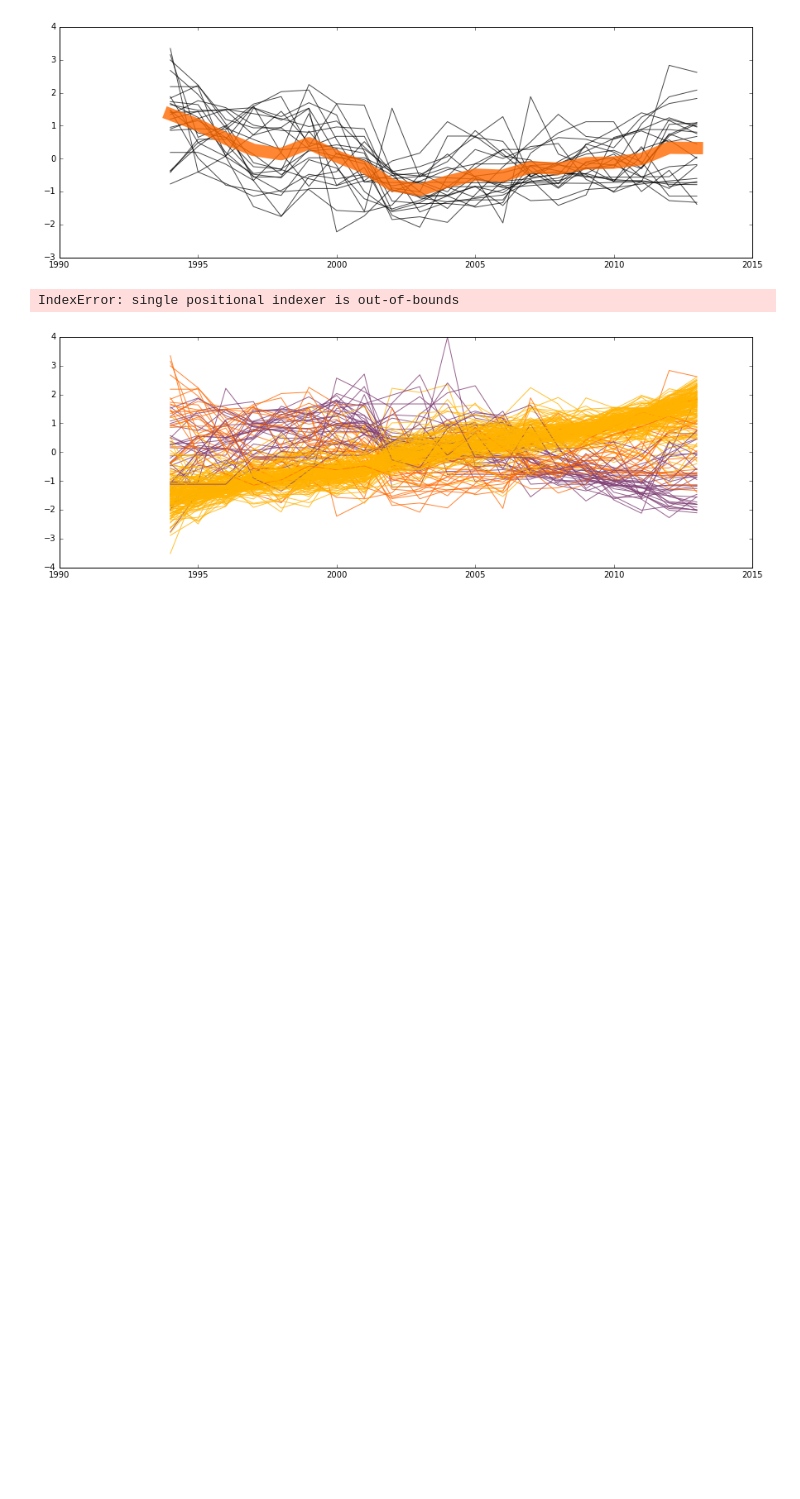
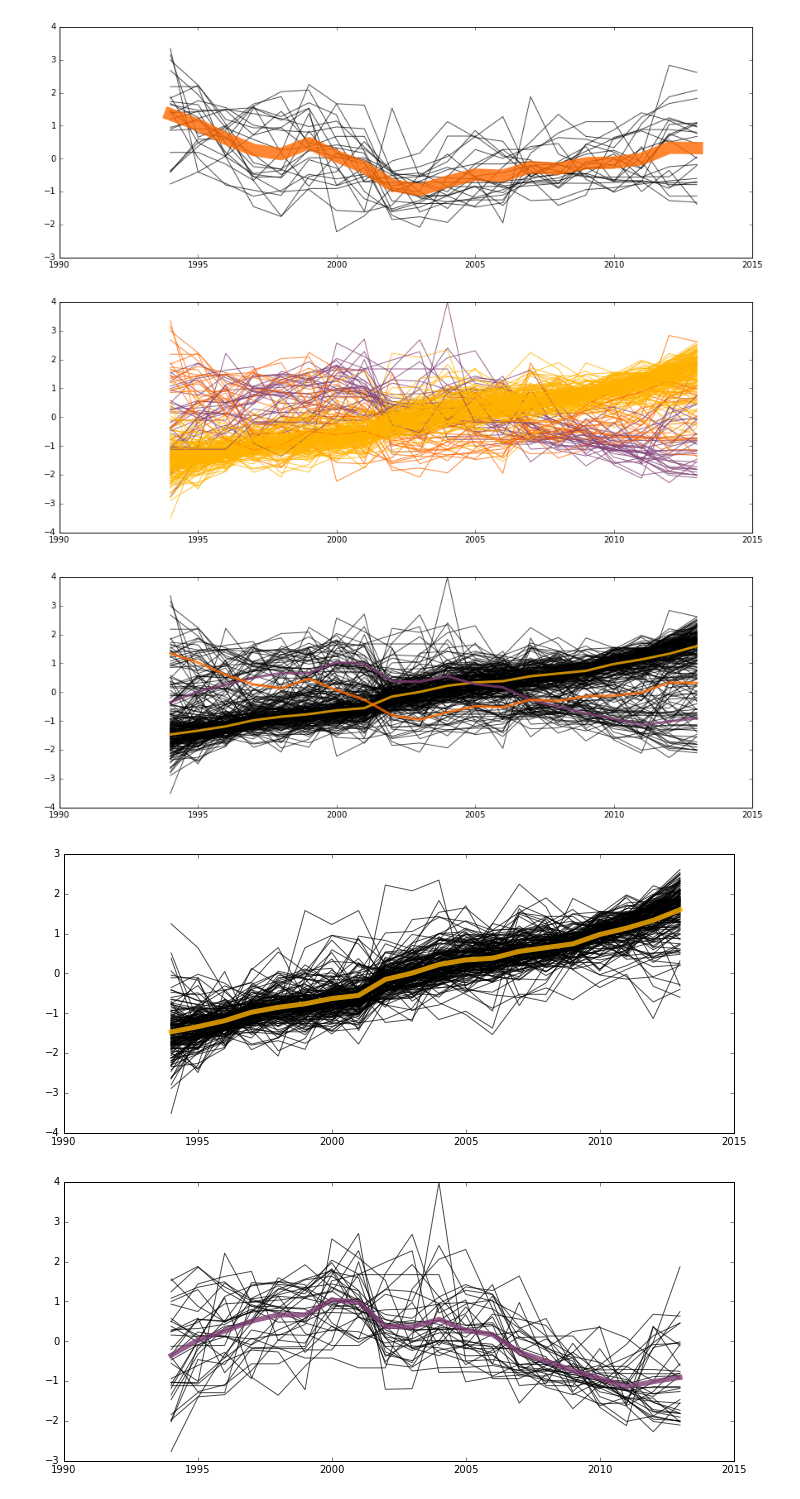
Before and after one commit to Tengf/A, a Jupyter notebook: hw10/homework 10.ipynb, the cells around one changed output. Cells and saved outputs as stored; diff of their text form; code cells hidden in the pictures; blank space fills up the shorter version.

```diff
--- a/hw10/homework 10.ipynb
+++ b/hw10/homework 10.ipynb
@@ -252,8 +252,30 @@ est.fit(wh_biz_zip)
 labels2=est.labels_
 
 plt.figure(figsize=(15,5))
-for i in range(243):
+for i in range(len(wh_biz_zip)):
     plt.plot(wh_biz_zip.iloc[i],c=colors[labels[i]],alpha=0.8)
 # %% [output]
-IndexError: single positional indexer is out-of-bounds
 [figure]
+# %%
+# Visualization of the cluster centers
+
+wtmp = np.zeros((n, len(wh_biz_zip)))
+for i in range(len(wh_biz_zip)): wtmp[labels[i]][i] = 1
+clmeans = [np.average(wh_biz_zip, axis=0, weights=(wtmp[i])) for i in range(n)]
+
+plt.figure(figsize=(15,5))
+for i in range(len(wh_biz_zip)):
+    plt.plot(wh_biz_zip.iloc[i],c='black',alpha=0.7)
+for i in range(n):
+    plt.plot(range(1994,2014),clmeans[i],c=colors[i],linewidth=3,alpha=0.8)
+
+for i in range(n):
+    plt.figure(figsize=(12,5))
+    for j in range(len(wh_biz_zip)):
+        if labels[j] == i:
+            plt.plot(wh_biz_zip.iloc[j],c='black',alpha=0.7)
+    plt.plot(range(1994,2014),clmeans[i],c=colors[i],linewidth=5,alpha=0.8)
+# %% [output]
+[figure, added]
+[figure, added]
+[figure, added]
```
Also changed, not shown: parts of 2 cells of this notebook.
